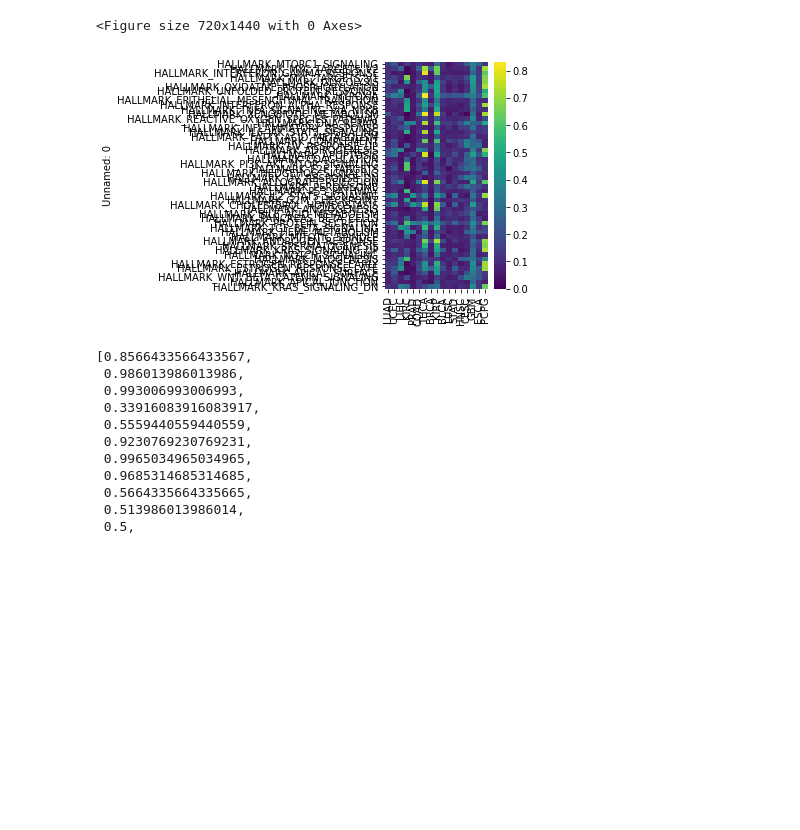
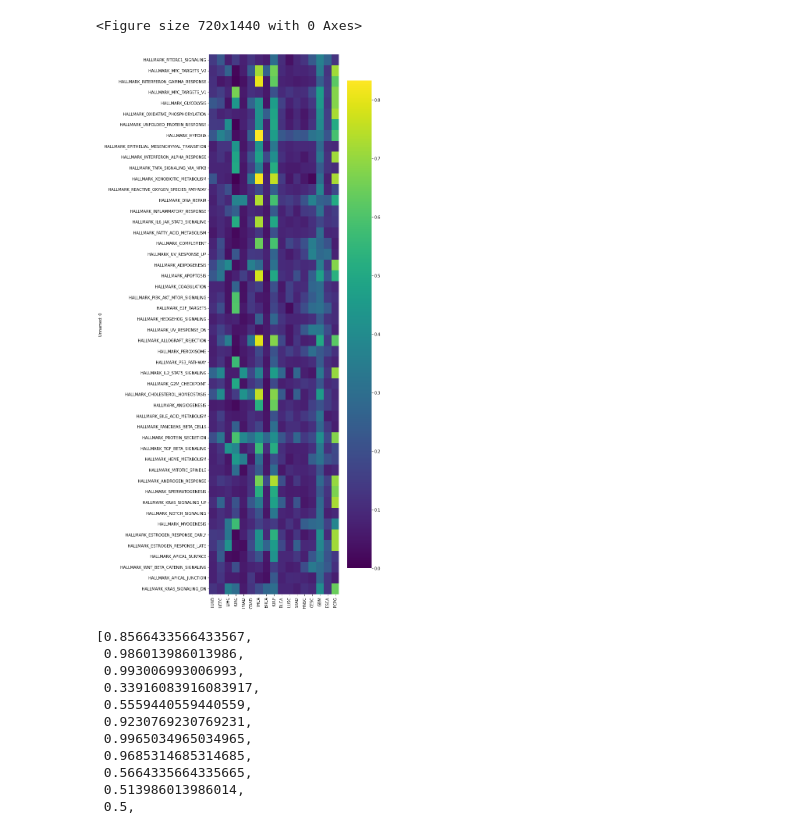
Before and after one commit to Koushul/CITRUS, a Jupyter notebook: MCF10A.ipynb, the cells around one changed output. Saved outputs shown, nothing was run; the diff lists cells and outputs as text; code cells hidden in the pictures; blank space fills up the shorter version.

Commit message:
sweppping heatmap

```diff
--- a/MCF10A.ipynb
+++ b/MCF10A.ipynb
@@ -179,12 +179,12 @@ import matplotlib.pyplot as plt
 # %% [output]
 <Figure size 720x1440 with 0 Axes>
 # %%
-plt.Figure(figsize=(10, 40))
-sns.heatmap(pd.read_csv('pathway_heatmap.csv').set_index('Unnamed: 0'), cmap='viridis',xticklabels=True, yticklabels=True)
+plt.figure(figsize=(10, 20))
+sns.heatmap(pd.read_csv('pathway_heatmap.csv').set_index('Unnamed: 0'), cmap='viridis',xticklabels=True, yticklabels=True, square=False)
 plt.tight_layout()
 plt.show()
 # %% [output]
-[figure, old version]
+[figure, new version]
 # %%
 from scipy.stats import ttest_1samp
 from statsmodels.stats.multitest import fdrcorrection
```
Also changed, not shown: 1 other file.
